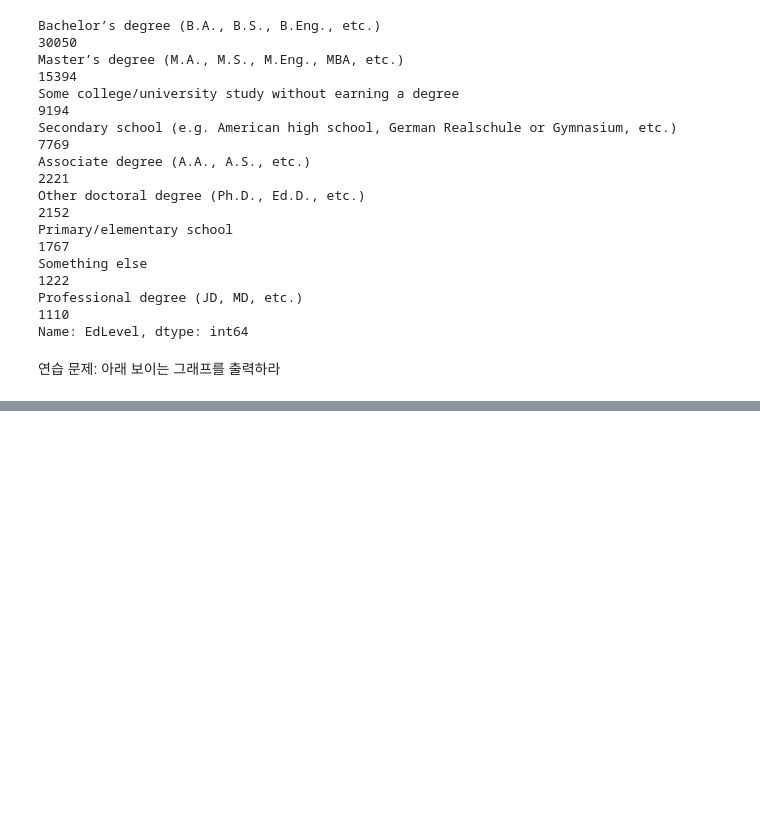
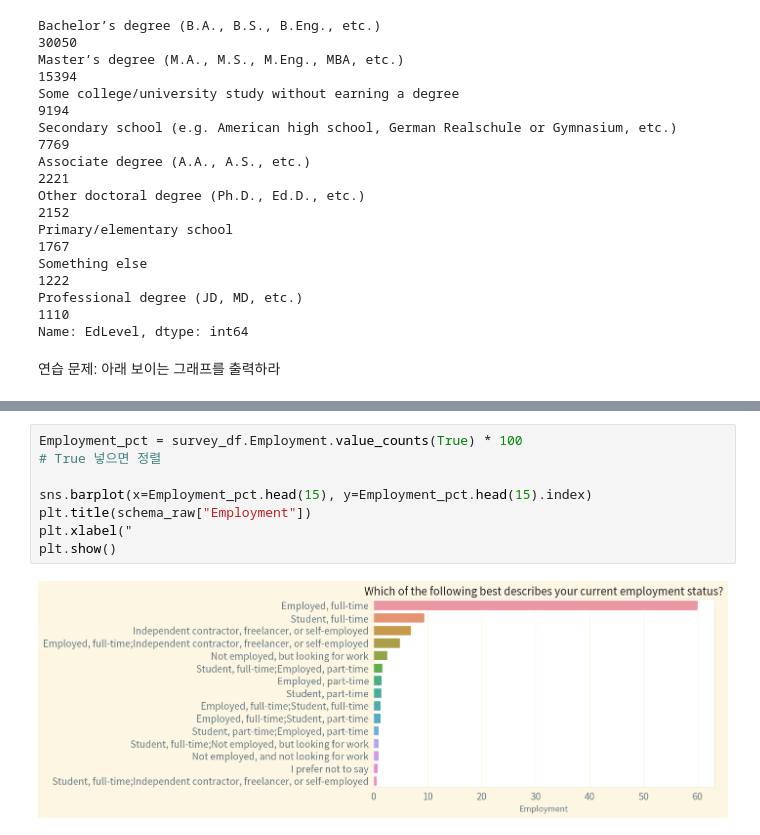
Before and after one commit to DeerWeak/pythonbasic, a Jupyter notebook: 230130python.ipynb, the cells around one changed output, grey strips where cells are left out. Saved outputs shown, nothing was run; the diff lists cells and outputs as text; blank space fills up the shorter version.

```diff
--- a/230130python.ipynb
+++ b/230130python.ipynb
@@ -583,0 +630,10 @@ plt.show()
+# %%
+Employment_pct = survey_df.Employment.value_counts(True) * 100
+# True 넣으면 정렬
+
+sns.barplot(x=Employment_pct.head(15), y=Employment_pct.head(15).index)
+plt.title(schema_raw["Employment"])
+plt.xlabel("
+plt.show()
+# %% [output]
+[figure, added]
```
Also changed, not shown: parts of 8 cells of this notebook.
